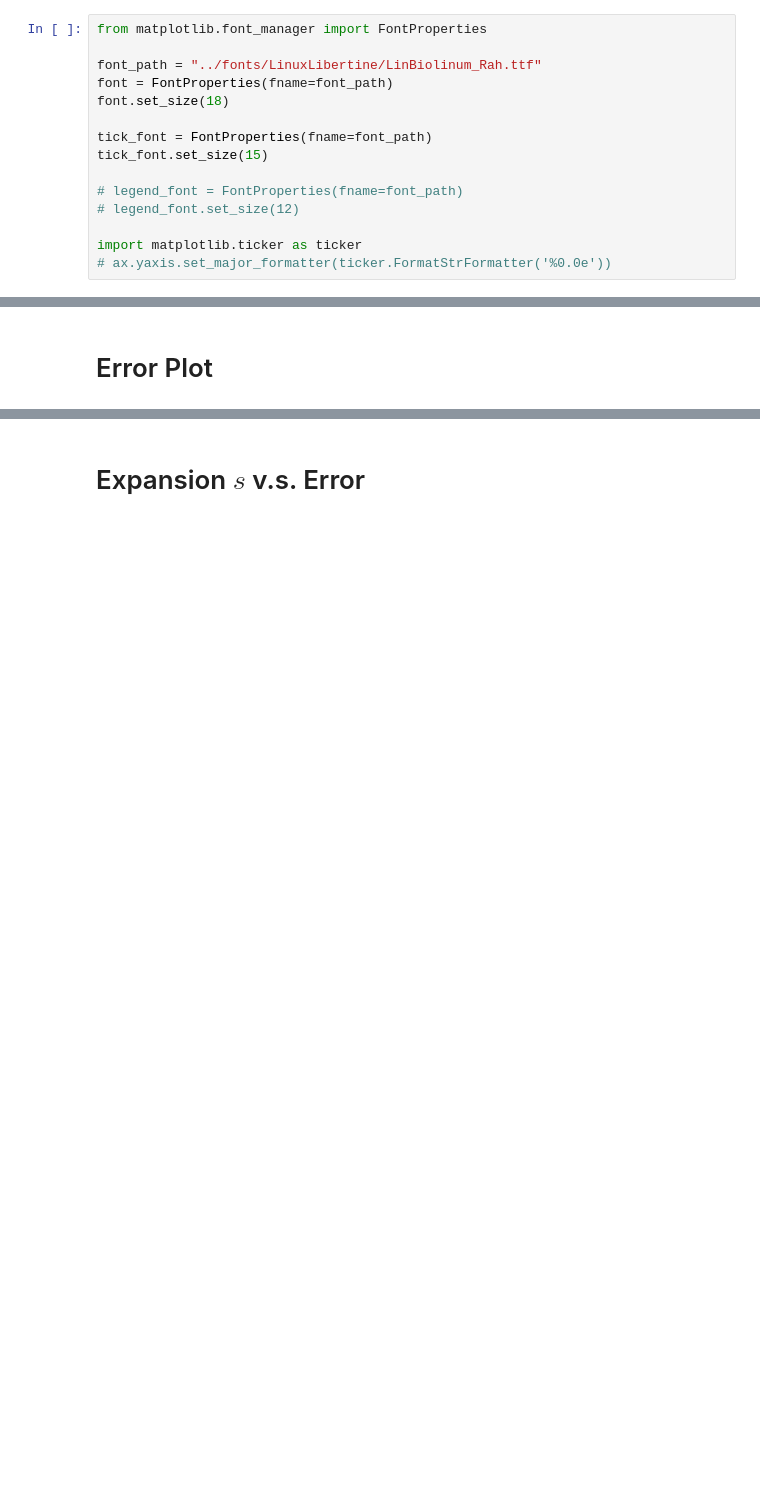
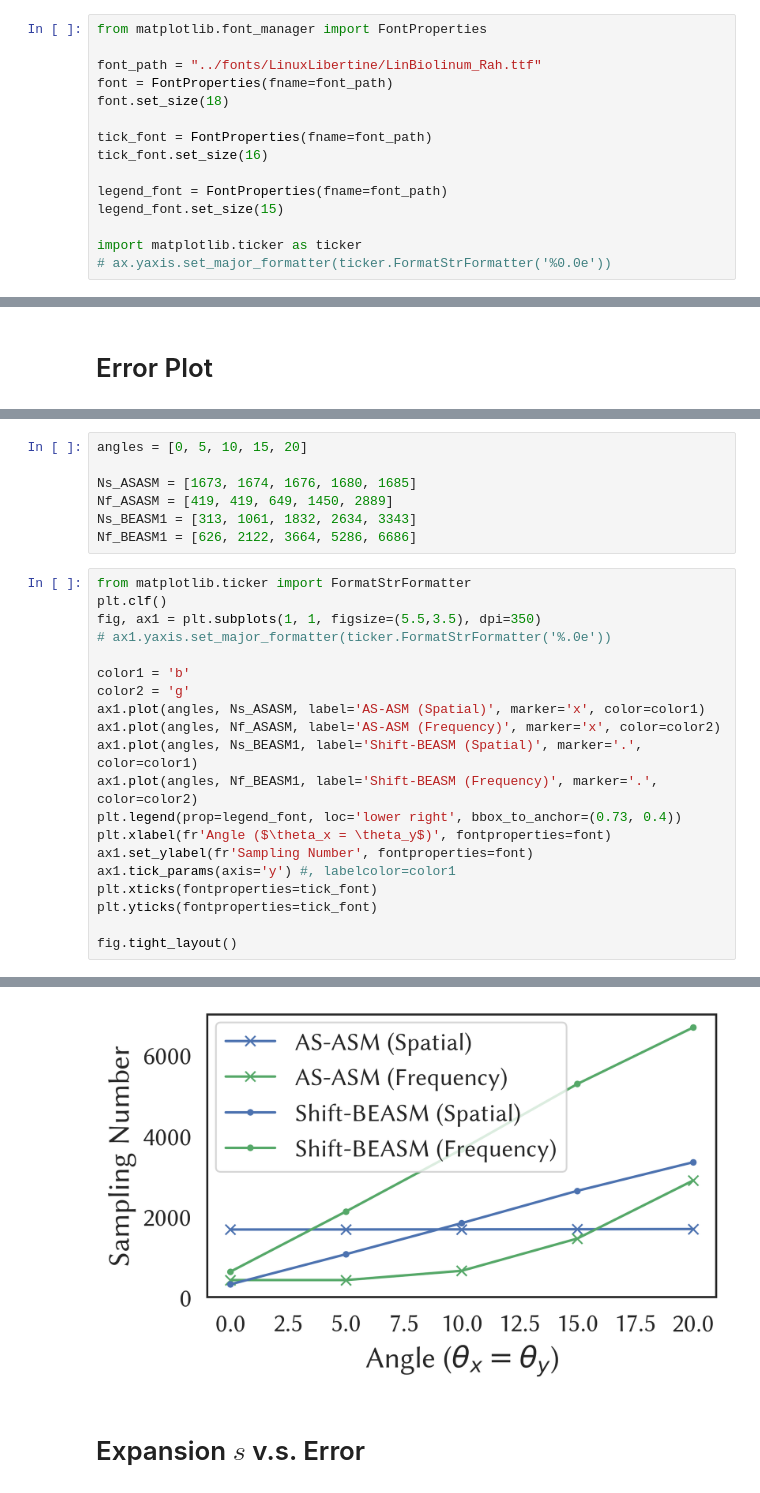
Before and after one commit to whywww/ASASM, a Jupyter notebook: figures.ipynb, the cells around one changed output, grey strips where cells are left out. Cells and saved outputs as stored; diff of their text form; blank space fills up the shorter version.

```diff
--- a/figures.ipynb
+++ b/figures.ipynb
@@ -14,10 +23,10 @@ font = FontProperties(fname=font_path)
 font.set_size(18)
 
 tick_font = FontProperties(fname=font_path)
-tick_font.set_size(15)
+tick_font.set_size(16)
 
-# legend_font = FontProperties(fname=font_path)
-# legend_font.set_size(12)
+legend_font = FontProperties(fname=font_path)
+legend_font.set_size(15)
 
 import matplotlib.ticker as ticker
 # ax.yaxis.set_major_formatter(ticker.FormatStrFormatter('%0.0e'))
@@ -256,0 +313,28 @@ plt.savefig('results-errplot/figure.pdf')
+# %%
+angles = [0, 5, 10, 15, 20]
+
+Ns_ASASM = [1673, 1674, 1676, 1680, 1685]
+Nf_ASASM = [419, 419, 649, 1450, 2889]
+Ns_BEASM1 = [313, 1061, 1832, 2634, 3343]
+Nf_BEASM1 = [626, 2122, 3664, 5286, 6686]
+# %%
+from matplotlib.ticker import FormatStrFormatter
+plt.clf()
+fig, ax1 = plt.subplots(1, 1, figsize=(5.5,3.5), dpi=350)
+# ax1.yaxis.set_major_formatter(ticker.FormatStrFormatter('%.0e'))
+
+color1 = 'b'
+color2 = 'g'
+ax1.plot(angles, Ns_ASASM, label='AS-ASM (Spatial)', marker='x', color=color1)
+ax1.plot(angles, Nf_ASASM, label='AS-ASM (Frequency)', marker='x', color=color2)
+ax1.plot(angles, Ns_BEASM1, label='Shift-BEASM (Spatial)', marker='.', color=color1)
+ax1.plot(angles, Nf_BEASM1, label='Shift-BEASM (Frequency)', marker='.', color=color2)
+plt.legend(prop=legend_font, loc='lower right', bbox_to_anchor=(0.73, 0.4))
+plt.xlabel(fr'Angle ($\theta_x = \theta_y$)', fontproperties=font)
+ax1.set_ylabel(fr'Sampling Number', fontproperties=font)
+ax1.tick_params(axis='y') #, labelcolor=color1
+plt.xticks(fontproperties=tick_font)
+plt.yticks(fontproperties=tick_font)
+
+fig.tight_layout()
+# %% [output]
@@ -257,3 +342,4 @@ plt.savefig('results-errplot/figure.pdf')
+[figure, added]
 # %% [markdown]
 # Expansion $s$ v.s. Error
 # %%
```
Also changed, not shown: parts of 40 cells of this notebook, 9 other files.
